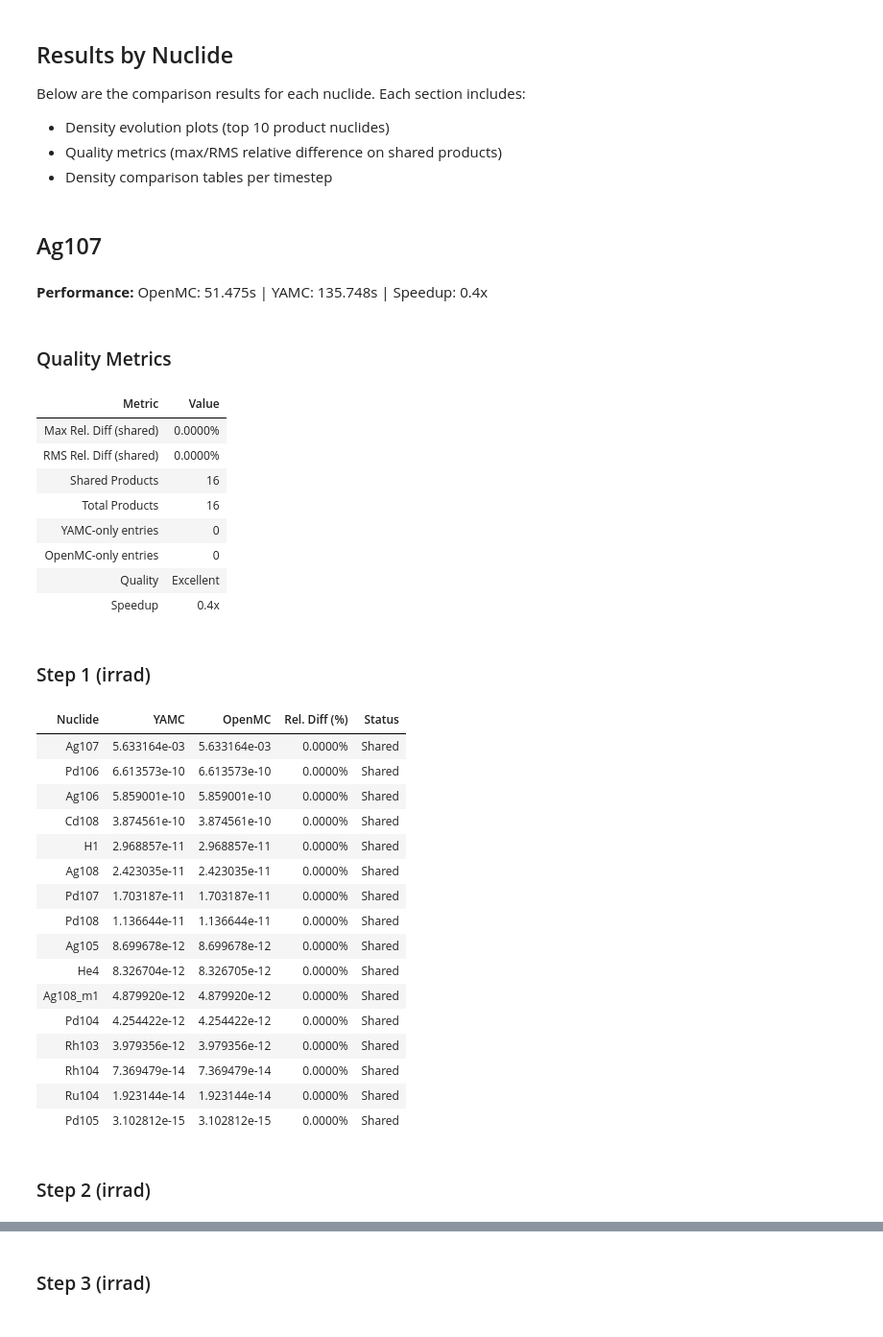
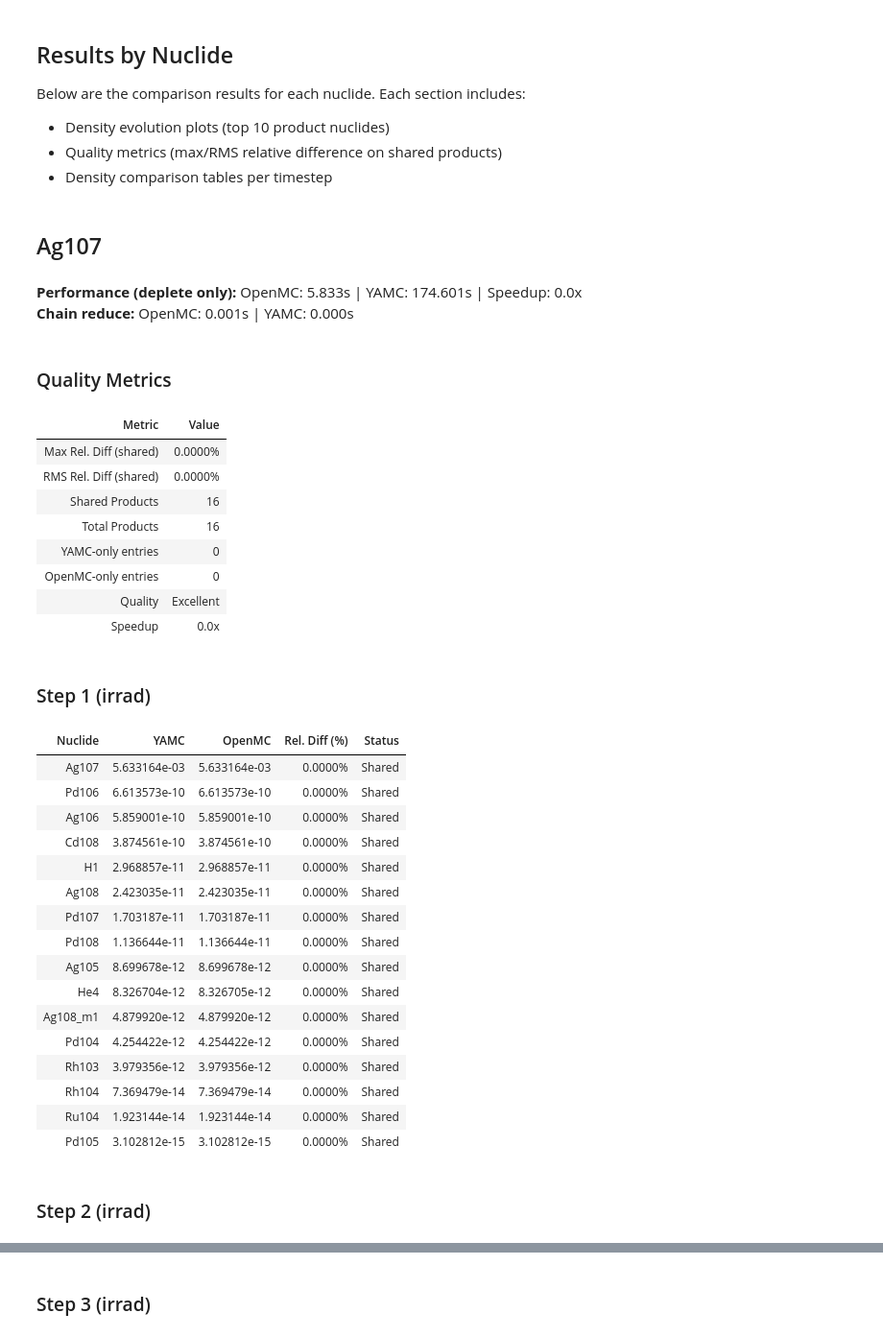
Before and after one commit to fusion-neutronics/yamc-verification-and-validation, a Jupyter notebook: tasks/transmutation/material/endf-b8.1.ipynb, the cells around one changed output, grey strips where cells are left out. Shown at 96% size. Saved outputs shown, nothing was run; the diff lists cells and outputs as text; code cells hidden in the pictures.

Commit message:
split chain reduce/deplete timing

```diff
--- a/tasks/transmutation/material/endf-b8.1.ipynb
+++ b/tasks/transmutation/material/endf-b8.1.ipynb
@@ -19,6 +19,7 @@ import pandas as pd
 import glob
 import os
 import yamc
+import yamc as mc
 import plotly.graph_objects as go
 from plotly.subplots import make_subplots
 from IPython.display import display, Markdown
@@ -29,11 +30,16 @@ NUCLEAR_DATA_DIR = {
 }
 
 NUCLEAR_DATA = "endf-b8.1"
+mc.transport_data = NUCLEAR_DATA
 
 # Transmutation data: OpenMC reads the XML chain; YAMC reads the cached arrow
 # directory (auto-downloaded into ~/.cache/yamc/transmutation-endf-b8.1-sfr.arrow/).
 CHAIN_FILE_OPENMC = "/home/jon/yamc-org/yamc/crates/yamc/tests/chain_endf_b8.1_sfr.xml"
 TRANSMUTATION_DATA = os.path.expanduser("~/.cache/yamc/transmutation-endf-b8.1-sfr.arrow")
+
+# Load the YAMC chain once; reduce(...) returns a fresh Chain per call,
+# so the loaded object can be reused across nuclides without mutation.
+YAMC_CHAIN = mc.TransmutationChain(TRANSMUTATION_DATA)
 
 # Optional smoke-test cap on the iteration list (env var; unset/0 = full).
 NUMBER_OF_SIMULATIONS = int(os.environ.get("YAMC_VERIFY_NUMBER_OF_SIMULATIONS", "0")) or None
@@ -377,21 +391,27 @@ all_results = {}
 for nuclide, neutron_path in nuclides:
     print(f"\nProcessing {nuclide}...")
 
-    # Reduce chain for this nuclide
+    # Reduce OpenMC chain (timed for symmetry with YAMC's reduce step).
+    t0 = time.perf_counter()
     reduced_chain = chain.reduce([nuclide], TRANSMUTE_REDUCE_LEVEL)
+    omc_reduce_s = time.perf_counter() - t0
 
     try:
         print("  Running YAMC transmute...")
         yamc_result = run_yamc_transmutation(nuclide, neutron_path, reduced_chain)
-        print(f"  YAMC: {yamc_result['time_s']:.3f}s")
+        print(f"  YAMC: reduce={yamc_result['reduce_s']:.3f}s "
+              f"deplete={yamc_result['deplete_s']:.3f}s "
+              f"total={yamc_result['time_s']:.3f}s")
     except Exception as e:
         print(f"  YAMC Error: {e}")
         continue
 
     try:
         print("  Running OpenMC transmute...")
-        openmc_result = run_openmc_transmutation(nuclide, reduced_chain)
-        print(f"  OpenMC: {openmc_result['time_s']:.3f}s")
+        openmc_result = run_openmc_transmutation(nuclide, reduced_chain, omc_reduce_s)
+        print(f"  OpenMC: reduce={openmc_result['reduce_s']:.3f}s "
+              f"deplete={openmc_result['deplete_s']:.3f}s "
+              f"total={openmc_result['time_s']:.3f}s")
     except Exception as e:
         print(f"  OpenMC Error: {e}")
         continue
@@ -404,7 +424,7 @@ for nuclide, neutron_path in nuclides:
     }
     print(f"  max_rel_diff={comparison['max_rel_diff_pct']:.4f}%, "
           f"quality={comparison['quality']}, "
-          f"speedup={comparison['speedup']:.1f}x")
+          f"deplete-only speedup={openmc_result['deplete_s']/yamc_result['deplete_s']:.1f}x")
 
 print(f"\nCompleted {len(all_results)} / {len(nuclides)} nuclides successfully.")
 # %% [output]
@@ -573,49 +599,56 @@ Below are the comparison results for each nuclide. Each section includes:
 # Display results for each nuclide
 for nuclide, results in all_results.items():
     comparison = results['comparison']
+    yr = results['yamc']
+    or_ = results['openmc']
 
     # Header
     display(Markdown(f"## {nuclide}"))
 
-    # Performance comparison
-    yamc_time = results['yamc']['time_s']
-    openmc_time = results['openmc']['time_s']
-    display(Markdown(f"**Performance:** OpenMC: {openmc_time:.3f}s | YAMC: {yamc_time:.3f}s | Speedup: {comparison['speedup']:.1f}x"))
+    # Performance comparison: chain reduce + deplete breakdown
+    deplete_speedup = or_['deplete_s'] / yr['deplete_s'] if yr['deplete_s'] > 0 else float('inf')
+    display(Markdown(
+        f"**Performance (deplete only):** "
+        f"OpenMC: {or_['deplete_s']:.3f}s | YAMC: {yr['deplete_s']:.3f}s | "
+        f"Speedup: {deplete_speedup:.1f}x  \n"
+        f"**Chain reduce:** OpenMC: {or_['reduce_s']:.3f}s | YAMC: {yr['reduce_s']:.3f}s"
+    ))
 
     # Quality metrics table
     display(Markdown("### Quality Metrics"))
     metrics_table = create_quality_metrics_table(comparison)
     display(metrics_table.style.hide(axis='index'))
 
     # Density evolution plot
     fig = create_density_evolution_plot(comparison['detail_rows'], nuclide)
     if fig is not None:
         fig.show()
 
     # Density comparison tables per timestep
     for step_idx in range(len(TRANSMUTE_TIMESTEPS)):
         phase = TRANSMUTE_PHASES[step_idx]
         display(Markdown(f"### Step {step_idx + 1} ({phase})"))
         table = create_density_comparison_table(comparison['detail_rows'], step_idx)
         if not table.empty:
             display(table.style.hide(axis='index'))
         else:
             display(Markdown("*No products above density threshold.*"))
 
     print()  # Add spacing between nuclides
 # %% [output]
 ## Ag107
-**Performance:** OpenMC: 51.475s | YAMC: 135.748s | Speedup: 0.4x
+**Performance (deplete only):** OpenMC: 5.833s | YAMC: 174.601s | Speedup: 0.0x
+**Chain reduce:** OpenMC: 0.001s | YAMC: 0.000s
 ### Quality Metrics
 | Metric | Value |
 | Max Rel. Diff (shared) | 0.0000% |
 | RMS Rel. Diff (shared) | 0.0000% |
 | Shared Products | 16 |
 | Total Products | 16 |
 | YAMC-only entries | 0 |
 | OpenMC-only entries | 0 |
 | Quality | Excellent |
-| Speedup | 0.4x |
+| Speedup | 0.0x |
 ### Step 1 (irrad)
 | Nuclide | YAMC | OpenMC | Rel. Diff (%) | Status |
 | Ag107 | 5.633164e-03 | 5.633164e-03 | 0.0000% | Shared |
```
Also changed, not shown: parts of 3 cells of this notebook.
